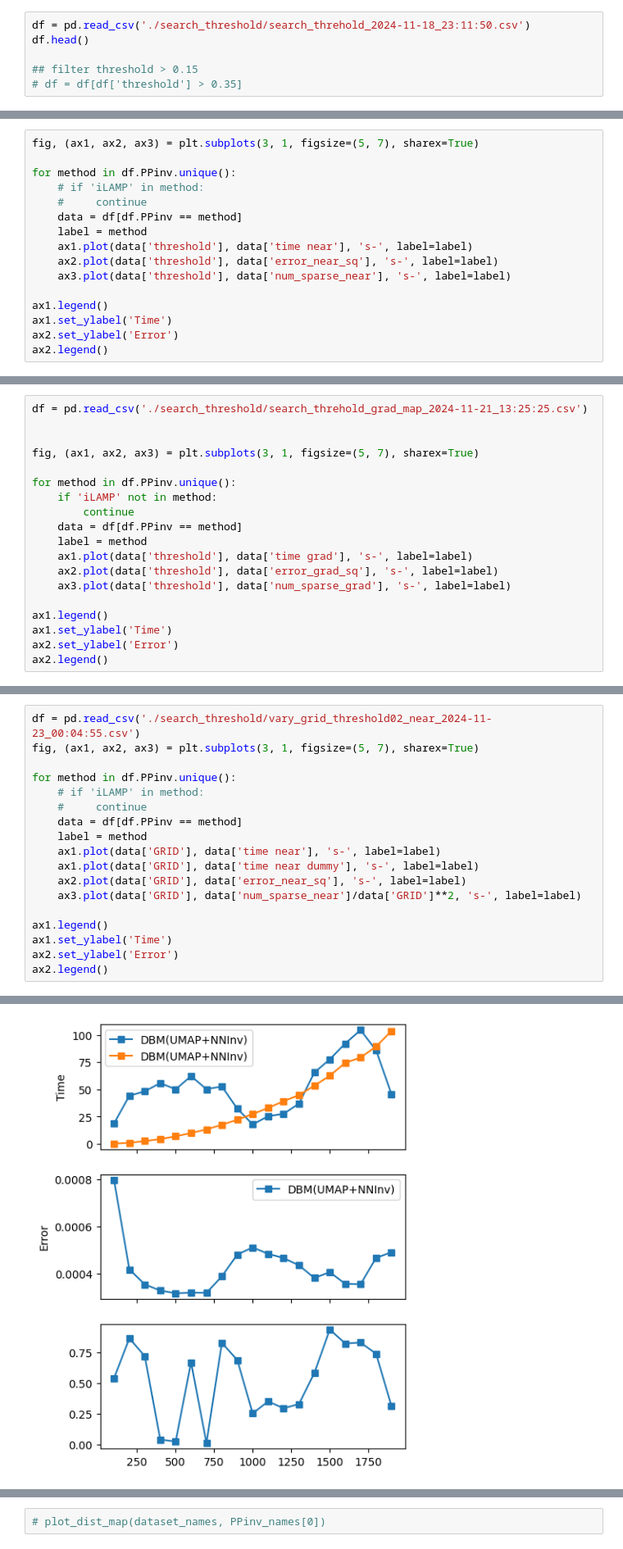
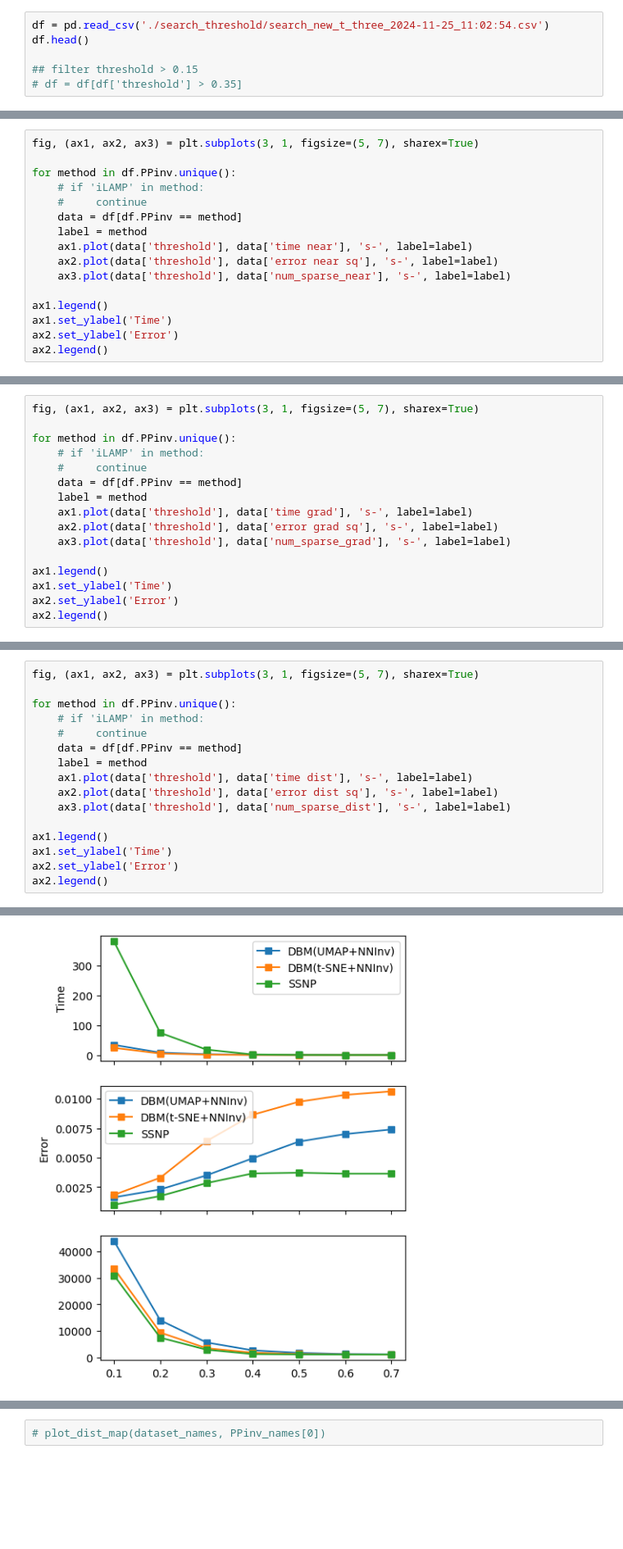
Before and after one commit to wuyuyu1024/map_builder, a Jupyter notebook: results/plot.results.ipynb, the cells around one changed output, grey strips where cells are left out. Shown at 82% size. Saved outputs shown, nothing was run; the diff lists cells and outputs as text; blank space fills up the shorter version.

```diff
--- a/results/plot.results.ipynb
+++ b/results/plot.results.ipynb
@@ -58,5 +62,5 @@ SVM                 $Cons_p$           0.059677  0.036438  0.089264
 # %%
-df = pd.read_csv('./search_threshold/search_threhold_2024-11-18_23:11:50.csv')
+df = pd.read_csv('./search_threshold/search_new_t_three_2024-11-25_11:02:54.csv')
 df.head()
 
 ## filter threshold > 0.15
@@ -77,7 +81,7 @@ for method in df.PPinv.unique():
     data = df[df.PPinv == method]
     label = method
     ax1.plot(data['threshold'], data['time near'], 's-', label=label)
-    ax2.plot(data['threshold'], data['error_near_sq'], 's-', label=label)
+    ax2.plot(data['threshold'], data['error near sq'], 's-', label=label)
     ax3.plot(data['threshold'], data['num_sparse_near'], 's-', label=label)
 
 ax1.legend()
@@ -90,16 +94,13 @@ ax2.legend()
 # %%
-df = pd.read_csv('./search_threshold/search_threhold_grad_map_2024-11-21_13:25:25.csv')
-
-
 fig, (ax1, ax2, ax3) = plt.subplots(3, 1, figsize=(5, 7), sharex=True)
 
 for method in df.PPinv.unique():
-    if 'iLAMP' not in method:
-        continue
+    # if 'iLAMP' in method:
+    #     continue
     data = df[df.PPinv == method]
     label = method
     ax1.plot(data['threshold'], data['time grad'], 's-', label=label)
-    ax2.plot(data['threshold'], data['error_grad_sq'], 's-', label=label)
+    ax2.plot(data['threshold'], data['error grad sq'], 's-', label=label)
     ax3.plot(data['threshold'], data['num_sparse_grad'], 's-', label=label)
 
 ax1.legend()
@@ -112,21 +113,19 @@ ax2.legend()
 # %%
-df = pd.read_csv('./search_threshold/vary_grid_threshold02_near_2024-11-23_00:04:55.csv')
 fig, (ax1, ax2, ax3) = plt.subplots(3, 1, figsize=(5, 7), sharex=True)
 
 for method in df.PPinv.unique():
     # if 'iLAMP' in method:
     #     continue
     data = df[df.PPinv == method]
     label = method
-    ax1.plot(data['GRID'], data['time near'], 's-', label=label)
-    ax1.plot(data['GRID'], data['time near dummy'], 's-', label=label)
-    ax2.plot(data['GRID'], data['error_near_sq'], 's-', label=label)
-    ax3.plot(data['GRID'], data['num_sparse_near']/data['GRID']**2, 's-', label=label)
+    ax1.plot(data['threshold'], data['time dist'], 's-', label=label)
+    ax2.plot(data['threshold'], data['error dist sq'], 's-', label=label)
+    ax3.plot(data['threshold'], data['num_sparse_dist'], 's-', label=label)
 
 ax1.legend()
 ax1.set_ylabel('Time')
 ax2.set_ylabel('Error')
 ax2.legend()
 # %% [output]
 <matplotlib.legend.Legend at 0x...>
-[figure, old version]
+[figure, new version]
```
Also changed, not shown: parts of 13 cells of this notebook, 8 other files.
